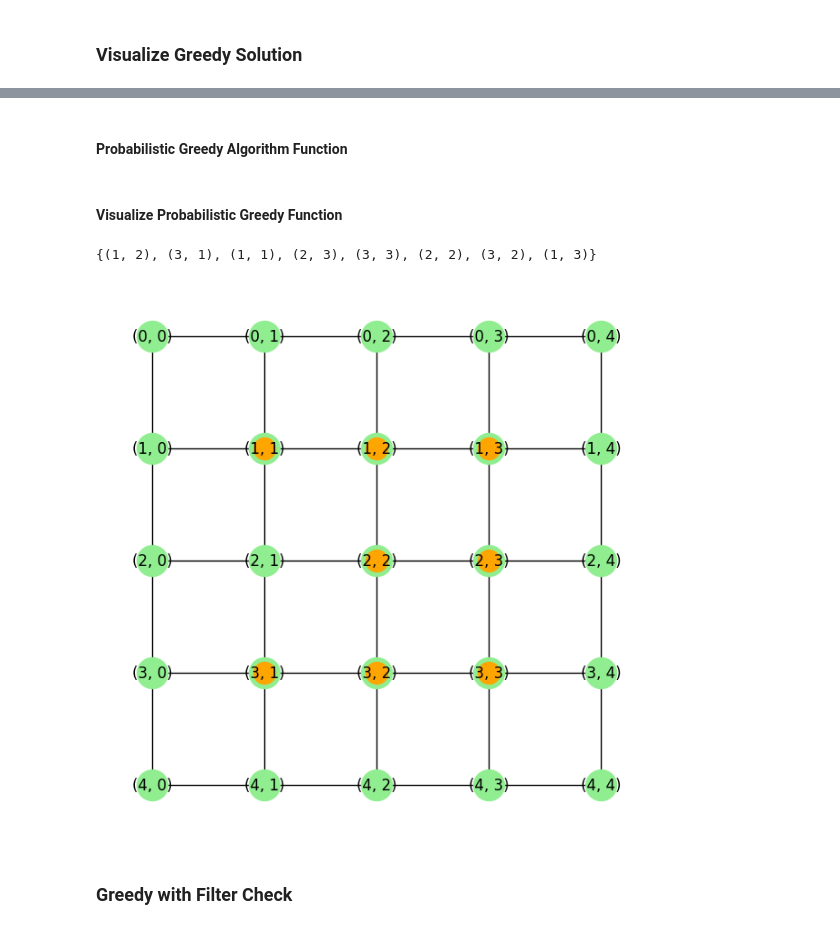
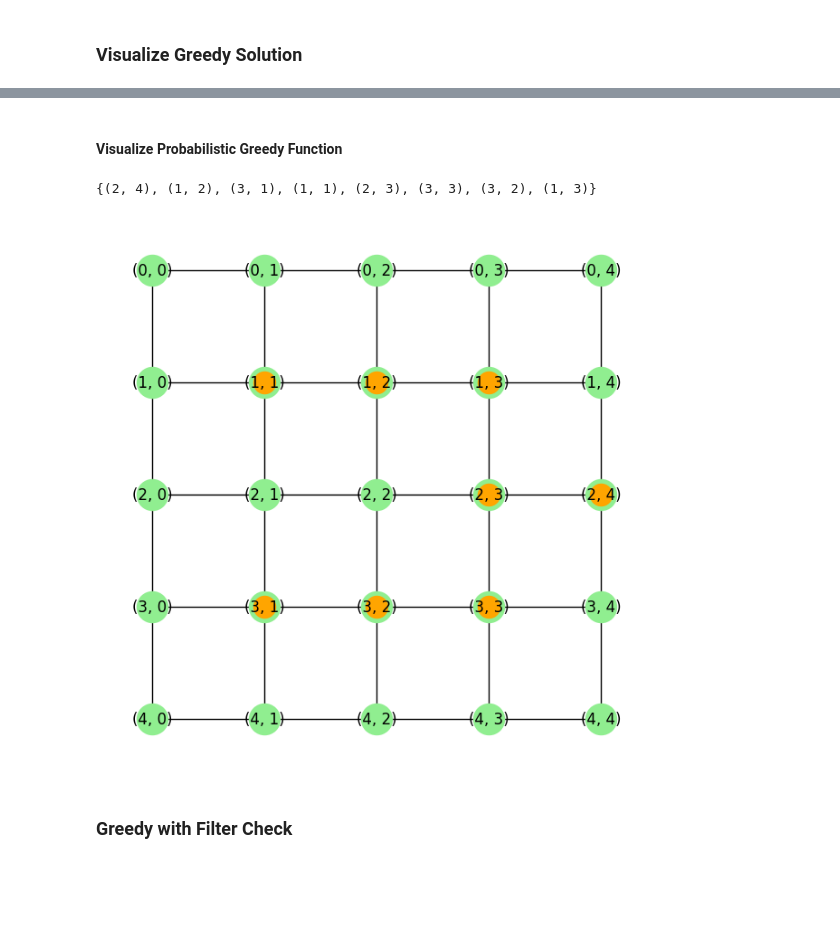
Before and after one commit to BlueRaddish/MCDS_Optimization, a Jupyter notebook: Grid_Graph/greedy_algorithm.ipynb, the cells around one changed output, grey strips where cells are left out. Saved outputs shown, nothing was run; the diff lists cells and outputs as text; code cells hidden in the pictures; blank space fills up the shorter version.

```diff
--- a/Grid_Graph/greedy_algorithm.ipynb
+++ b/Grid_Graph/greedy_algorithm.ipynb
@@ -114,47 +153,10 @@ overlay_subset(grid_graph, greedy_connected_dominating_set(grid_graph, select_st
-# %% [markdown]
-#### Probabilistic Greedy Algorithm Function
-# %%
-def probabilistic_greedy_connected_dominating_set(G, start_node):
-    dominating_set = set([start_node])
-    dominated = set([start_node])
-    dominated.update(adjacent_8(G, start_node))
-
-    while len(dominated) < G.number_of_nodes():
-        # Candidates: nodes adjacent (4-way) to the dominating set, not already in it
-        candidates = set()
-        for node in dominating_set:
-            for neighbor in adjacent_4(G, node):
-                if neighbor not in dominating_set:
-                    candidates.add(neighbor)
-        if not candidates:
-            break  # Should not happen in a connected grid
-
-        # For each candidate, count how many new nodes it would dominate
-        candidate_list = list(candidates)
-        new_dominated_counts = []
-        for candidate in candidate_list:
-            new_dominated = set(adjacent_8(G, candidate) + [candidate]) - dominated
-            new_dominated_counts.append(len(new_dominated))
-
-        # If all candidates would dominate 0 new nodes, break
-        if sum(new_dominated_counts) == 0:
-            break
-
-        # Select a candidate with probability proportional to new_dominated_counts
-        selected_candidate = random.choices(candidate_list, weights=new_dominated_counts, k=1)[0]
-
-        dominating_set.add(selected_candidate)
-        dominated.update(adjacent_8(G, selected_candidate))
-        dominated.add(selected_candidate)
-
-    return dominating_set
 # %% [markdown]
 #### Visualize Probabilistic Greedy Function
 # %%
-overlay_subset(grid_graph, probabilistic_greedy_connected_dominating_set(grid_graph, select_starting_node_8way_probablistic(grid_graph)))
+overlay_subset(grid_graph, probabilistic_greedy_connected_dominating_set(grid_graph, select_starting_node_8way_probablistic))
 # %% [output]
-{(1, 2), (3, 1), (1, 1), (2, 3), (3, 3), (2, 2), (3, 2), (1, 3)}
+{(2, 4), (1, 2), (3, 1), (1, 1), (2, 3), (3, 3), (3, 2), (1, 3)}
-[figure, old version]
+[figure, new version]
 # %% [markdown]
 ### Greedy with Filter Check
 # %% [markdown]
```
Also changed, not shown: parts of 11 cells of this notebook, 1 other file.
